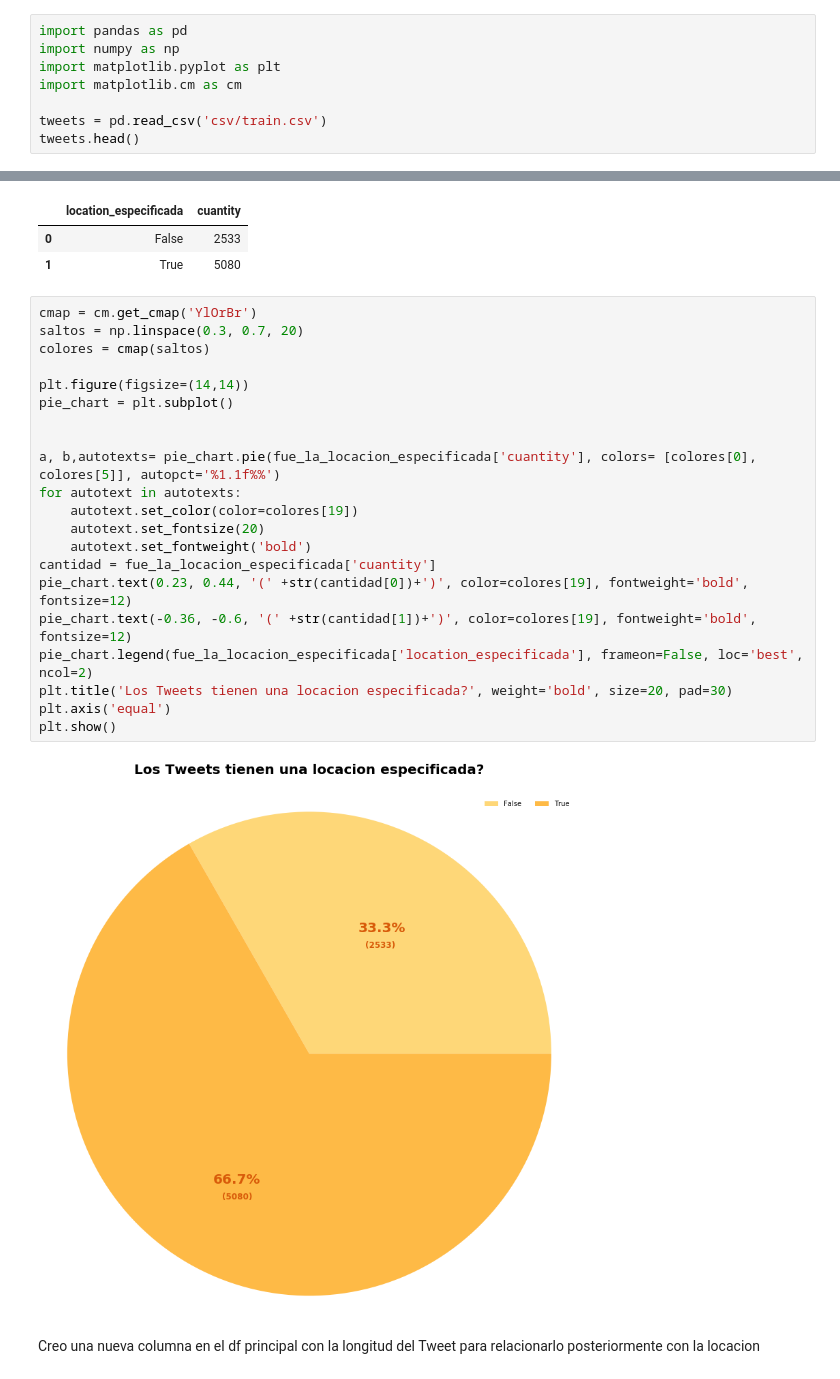
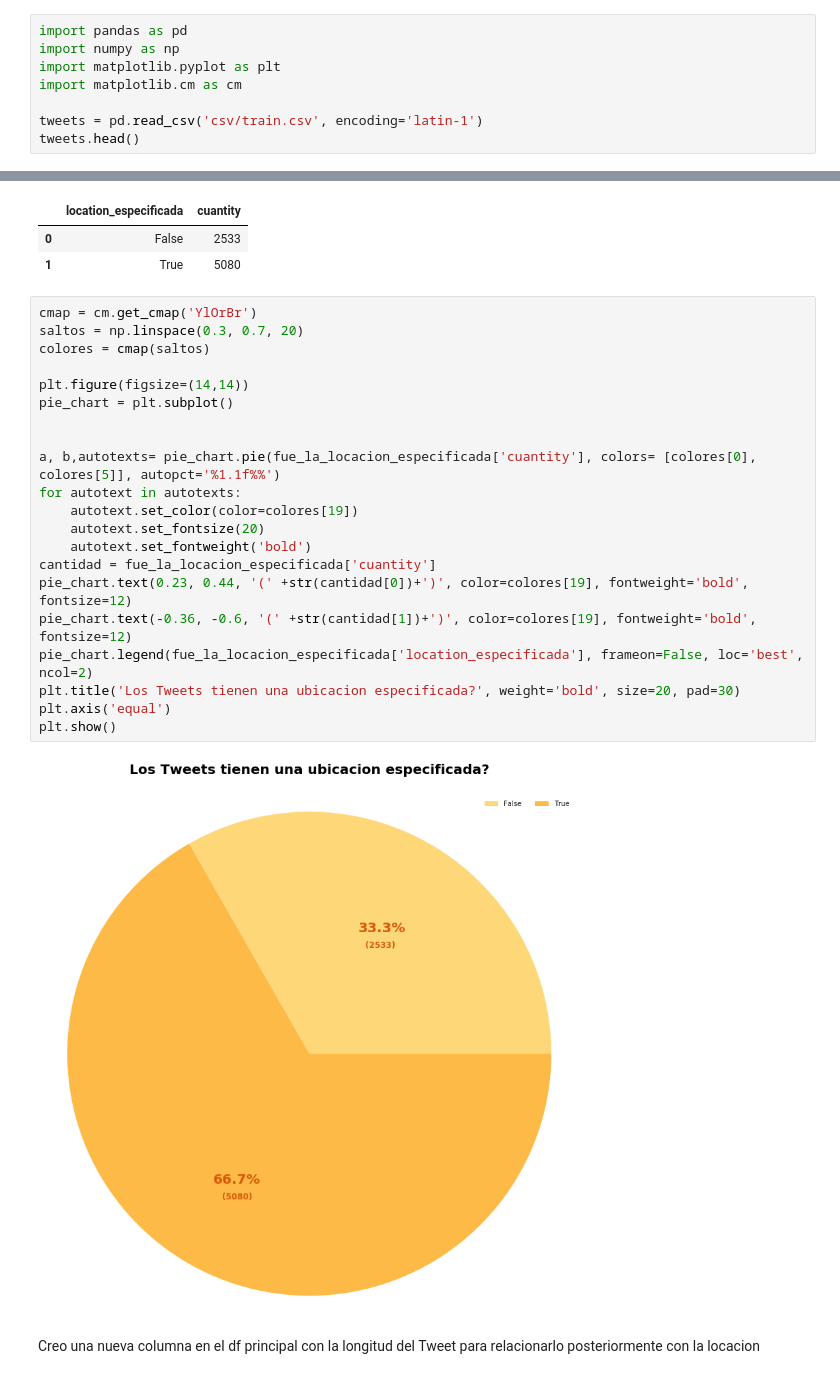
Before and after one commit to RiedelNicolas/TP1-Organizacion-de-Datos, a Jupyter notebook: Hugo.ipynb, the cells around one changed output, grey strips where cells are left out. Cells and saved outputs as stored; diff of their text form.

```diff
--- a/Hugo.ipynb
+++ b/Hugo.ipynb
@@ -4,7 +4,7 @@ import numpy as np
 import matplotlib.pyplot as plt
 import matplotlib.cm as cm
 
-tweets = pd.read_csv('csv/train.csv')
+tweets = pd.read_csv('csv/train.csv', encoding='latin-1')
 tweets.head()
 # %% [output]
 |  | id | keyword | location | text | target |
@@ -82,26 +82,26 @@ fue_la_locacion_especificada
 # %%
 cmap = cm.get_cmap('YlOrBr')
 saltos = np.linspace(0.3, 0.7, 20)
 colores = cmap(saltos)
 
 plt.figure(figsize=(14,14))
 pie_chart = plt.subplot()
 
 
 a, b,autotexts= pie_chart.pie(fue_la_locacion_especificada['cuantity'], colors= [colores[0], colores[5]], autopct='%1.1f%%')
 for autotext in autotexts:
     autotext.set_color(color=colores[19])
     autotext.set_fontsize(20)
     autotext.set_fontweight('bold')
 cantidad = fue_la_locacion_especificada['cuantity']
 pie_chart.text(0.23, 0.44, '(' +str(cantidad[0])+')', color=colores[19], fontweight='bold', fontsize=12)
 pie_chart.text(-0.36, -0.6, '(' +str(cantidad[1])+')', color=colores[19], fontweight='bold', fontsize=12)
 pie_chart.legend(fue_la_locacion_especificada['location_especificada'], frameon=False, loc='best', ncol=2)
-plt.title('Los Tweets tienen una locacion especificada?', weight='bold', size=20, pad=30)
+plt.title('Los Tweets tienen una ubicacion especificada?', weight='bold', size=20, pad=30)
 plt.axis('equal')
 plt.show()
 # %% [output]
-[figure, old version]
+[figure, new version]
 # %% [markdown]
 Creo una nueva columna en el df principal con la longitud del Tweet para relacionarlo posteriormente con la locacion
 # %%
```
Also changed, not shown: parts of 22 cells of this notebook.
